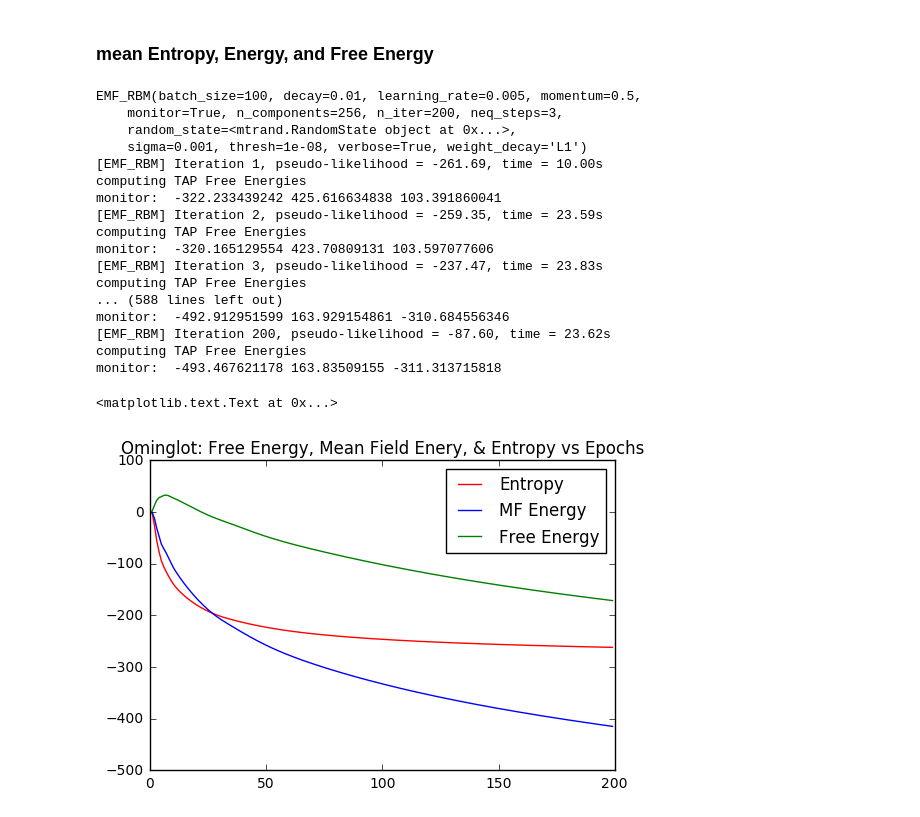
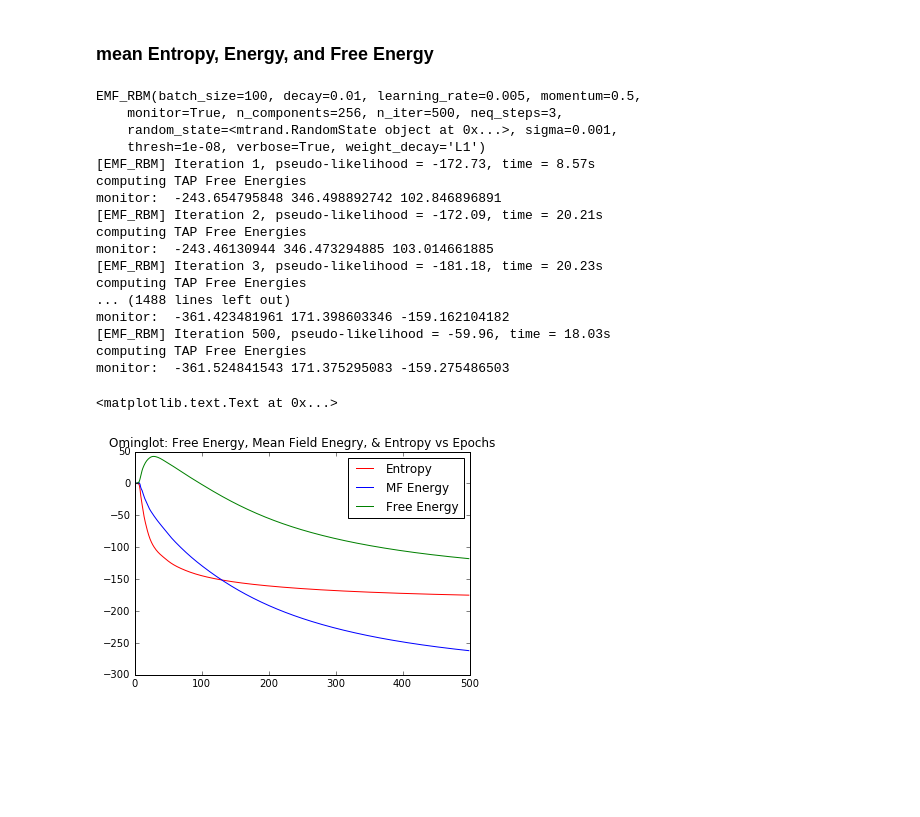
Before and after one commit to charlesmartin14/emf-rbm, a Jupyter notebook: EMF_RBM_Energy_Densities_Ominglot-200.ipynb, the cells around one changed output. Drawn from its saved outputs; the diff is of its cells as text; code cells hidden in the pictures; blank space fills up the shorter version.

Commit message:
500 iterations

```diff
--- a/EMF_RBM_Energy_Densities_Ominglot-200.ipynb
+++ b/EMF_RBM_Energy_Densities_Ominglot-200.ipynb
@@ -42,4 +55,4 @@ import rbm_datasets
 train_x, train_t, train_char, test_x, test_t, test_char = rbm_datasets.load_omniglot_iwae()
 # %%
 from sklearn.preprocessing import binarize
-X = binarize(train_x, threshold=0.001, copy=True)
+X = binarize(train_x, threshold=0.5, copy=True)
@@ -89,33 +95,33 @@ sswap(total=0, used=0, free=0, percent=0.0, sin=0, sout=0)
 # %% [markdown]
 ### mean Entropy, Energy, and Free Energy
 # %%
-rbm = emf_rbm.EMF_RBM(verbose=True, monitor=True, n_iter=200)
+rbm = emf_rbm.EMF_RBM(verbose=True, monitor=True, n_iter=500)
 print rbm
 rbm= rbm.fit(X)
 # %% [output]
 EMF_RBM(batch_size=100, decay=0.01, learning_rate=0.005, momentum=0.5,
-    monitor=True, n_components=256, n_iter=200, neq_steps=3,
-    random_state=<mtrand.RandomState object at 0x...>,
-    sigma=0.001, thresh=1e-08, verbose=True, weight_decay='L1')
-[EMF_RBM] Iteration 1, pseudo-likelihood = -261.69, time = 10.00s
+    monitor=True, n_components=256, n_iter=500, neq_steps=3,
+    random_state=<mtrand.RandomState object at 0x...>, sigma=0.001,
+    thresh=1e-08, verbose=True, weight_decay='L1')
+[EMF_RBM] Iteration 1, pseudo-likelihood = -172.73, time = 8.57s
 computing TAP Free Energies
-monitor:  -322.233439242 425.616634838 103.391860041
-[EMF_RBM] Iteration 2, pseudo-likelihood = -259.35, time = 23.59s
+monitor:  -243.654795848 346.498892742 102.846896891
+[EMF_RBM] Iteration 2, pseudo-likelihood = -172.09, time = 20.21s
 computing TAP Free Energies
-monitor:  -320.165129554 423.70809131 103.597077606
-[EMF_RBM] Iteration 3, pseudo-likelihood = -237.47, time = 23.83s
+monitor:  -243.46130944 346.473294885 103.014661885
+[EMF_RBM] Iteration 3, pseudo-likelihood = -181.18, time = 20.23s
 computing TAP Free Energies
-... (588 lines left out)
-monitor:  -492.912951599 163.929154861 -310.684556346
-[EMF_RBM] Iteration 200, pseudo-likelihood = -87.60, time = 23.62s
+... (1488 lines left out)
+monitor:  -361.423481961 171.398603346 -159.162104182
+[EMF_RBM] Iteration 500, pseudo-likelihood = -59.96, time = 18.03s
 computing TAP Free Energies
-monitor:  -493.467621178 163.83509155 -311.313715818
+monitor:  -361.524841543 171.375295083 -159.275486503
 # %%
 plt.plot(rbm.entropies-rbm.entropies[0], color='red', label='Entropy')
 plt.plot(rbm.mean_field_energies-rbm.mean_field_energies[0], color='blue', label='MF Energy')
 plt.plot(rbm.free_energies-rbm.free_energies[0], color='green', label='Free Energy')
 plt.legend(loc='upper right')
-plt.title("Ominglot: Free Energy, Mean Field Enery, & Entropy vs Epochs")
+plt.title("Ominglot: Free Energy, Mean Field Enegry, & Entropy vs Epochs")
 # %% [output]
 <matplotlib.text.Text at 0x...>
-[figure, old version]
+[figure, new version]
```
Also changed, not shown: parts of 4 cells of this notebook.
